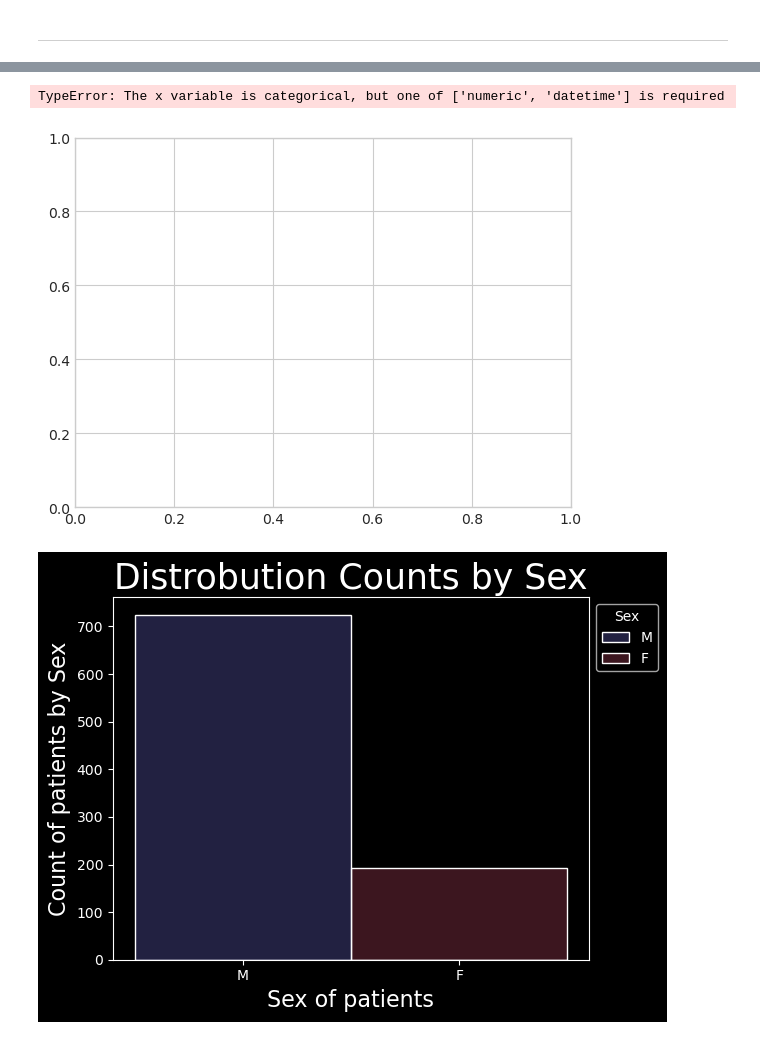
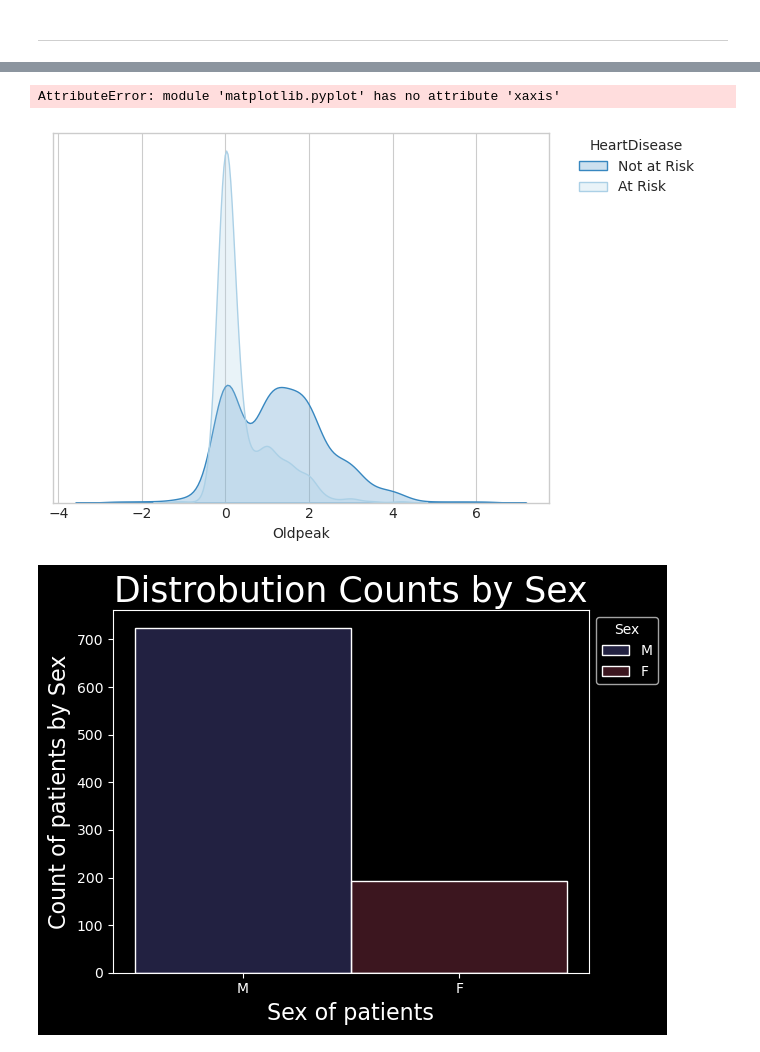
Before and after one commit to zeekwired/Project-2, a Jupyter notebook: Project 2.ipynb, the cells around one changed output, grey strips where cells are left out. Drawn from its saved outputs; the diff is of its cells as text; code cells hidden in the pictures.

```diff
--- a/Project 2.ipynb
+++ b/Project 2.ipynb
@@ -181,13 +193,21 @@ plt.show()
-# %%
-with plt.style.context('seaborn-whitegrid'):
-    sns.kdeplot(data=df, x='ChestPainType', hue='HeartDisease')
-    plt.yticks([])
-    plt.ylabel('')
-
-plt.show()
-# %% [output]
-TypeError: The x variable is categorical, but one of ['numeric', 'datetime'] is required
-[figure, removed]
+# %%
+with plt.style.context('seaborn-whitegrid'):
+    ax = sns.kdeplot(data=df, x='Oldpeak', hue='HeartDisease', fill=True, palette='Blues')
+    plt.yticks([])
+    plt.ylabel('')
+    sns.move_legend(bbox_to_anchor=(1.05, 1),
+                    borderaxespad=0,
+                    loc=2,
+                    obj=ax,
+                    labels=['Not at Risk', 'At Risk'],
+                    frameon=False)
+    plt.xaxis.set_major_formatter(mticker.FuncFromatter(lambda x, p: format(f'{X}ST')))
+    plt.xlabel('Old Peak by [numeric scale for depression of ST Slope]')
+
+plt.show()
+# %% [output]
+AttributeError: module 'matplotlib.pyplot' has no attribute 'xaxis'
+[figure, added]
 # %%
 # Using with plt.style.context to format only this histsgram
 with plt.style.context(['seaborn-muted', 'dark_background']):
```
Also changed, not shown: parts of 4 cells of this notebook.
